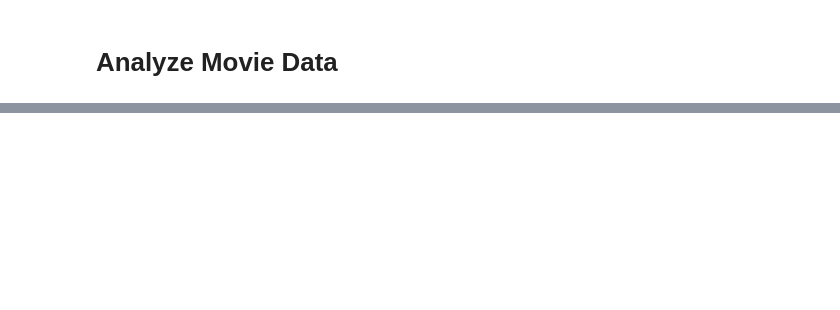
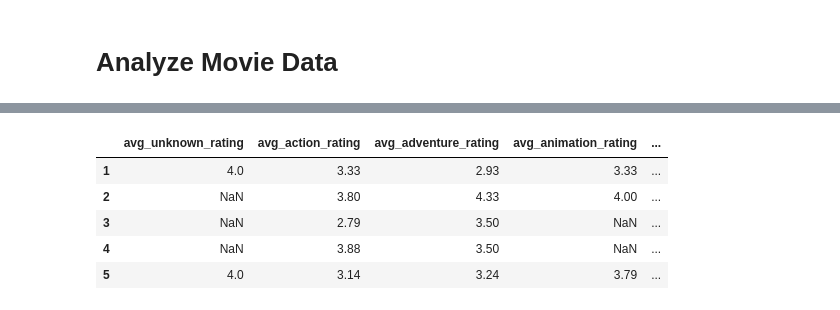
Before and after one commit to Xevenst/MovLensDataSet, a Jupyter notebook: Recommender_Systems_Final_Project.ipynb, the cells around one changed output, grey strips where cells are left out. Cells and saved outputs as stored; diff of their text form; code cells hidden in the pictures; blank space fills up the shorter version.

```diff
--- a/Recommender_Systems_Final_Project.ipynb
+++ b/Recommender_Systems_Final_Project.ipynb
@@ -294,0 +375,10 @@ genre_ratings.head()
+# %%
+user_genre_ratings = get_user_genre_ratings(rating, movies,genre_list,avg_genre_header )
+user_genre_ratings.head()
+# %% [output]
+|  | avg_unknown_rating | avg_action_rating | avg_adventure_rating | avg_animation_rating | ... |
+| 1 | 4.0 | 3.33 | 2.93 | 3.33 | ... |
+| 2 | NaN | 3.80 | 4.33 | 4.00 | ... |
+| 3 | NaN | 2.79 | 3.50 | NaN | ... |
+| 4 | NaN | 3.88 | 3.50 | NaN | ... |
+| 5 | 4.0 | 3.14 | 3.24 | 3.79 | ... |
```
Also changed, not shown: parts of 27 cells of this notebook.
